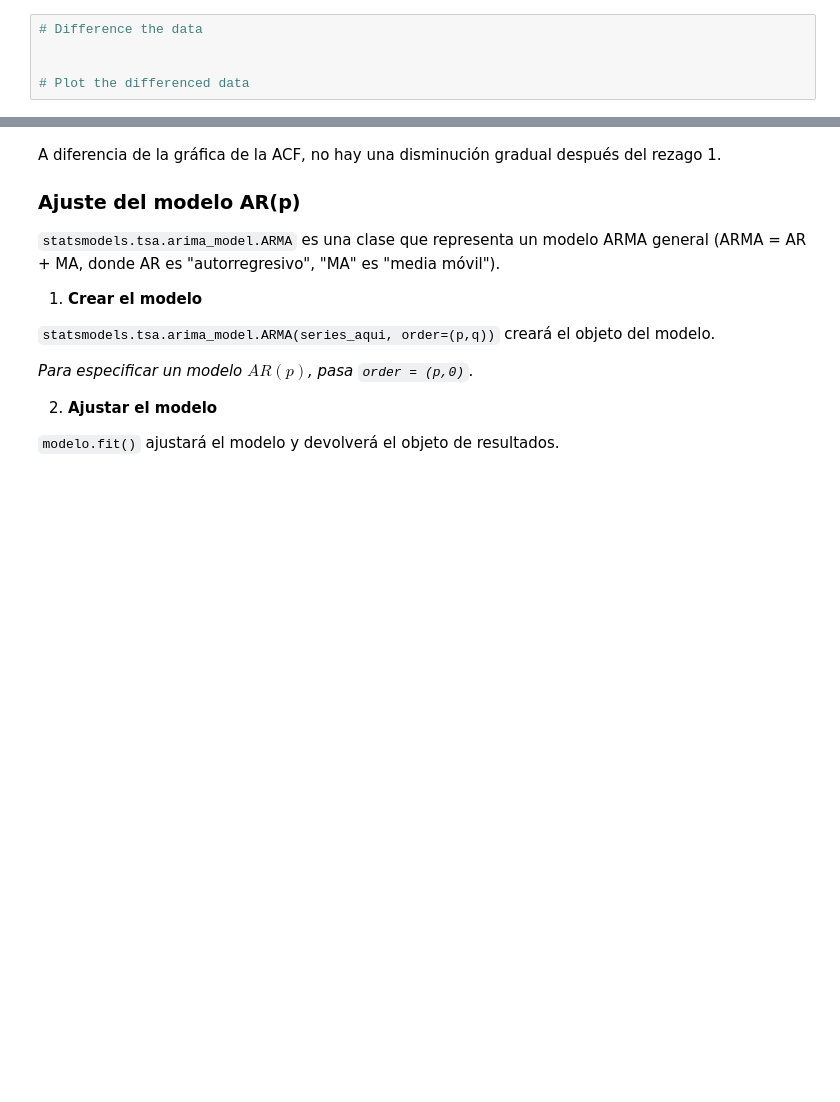
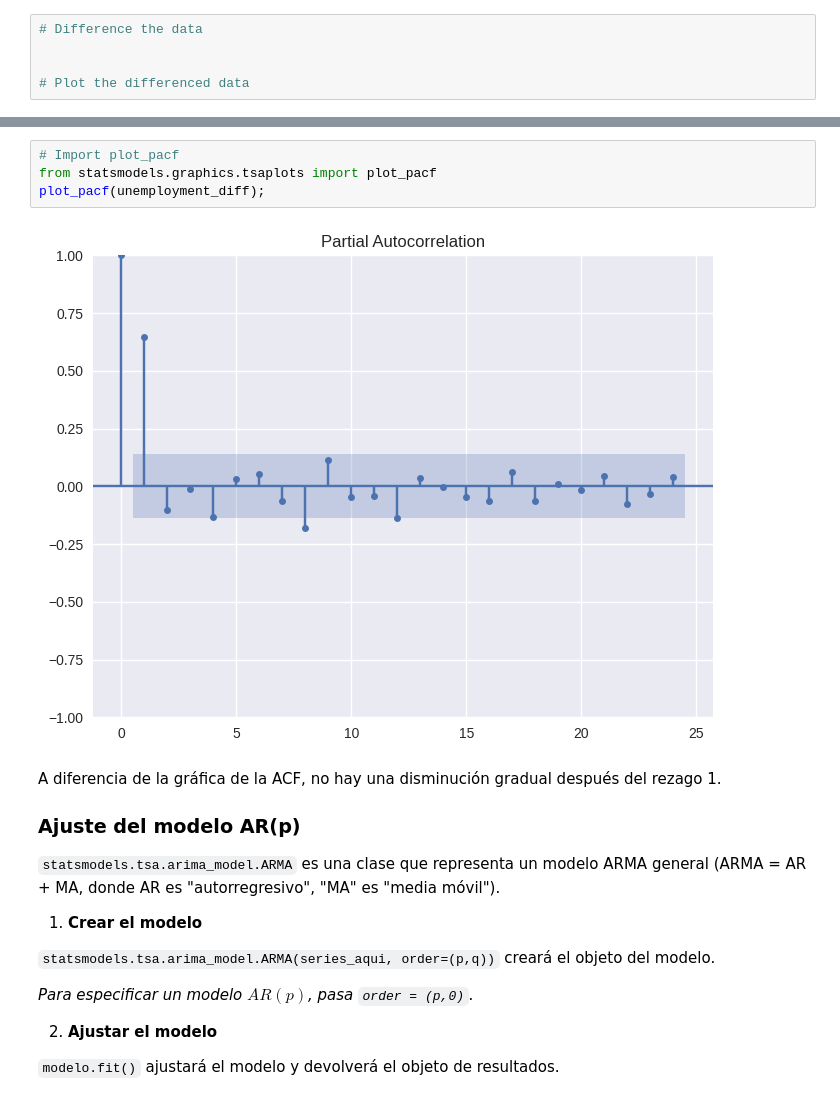
Before and after one commit to jazaineam1/Diplomado_ucentral_ME, a Jupyter notebook: Cuadernos/diplomado_series_tiempo.ipynb, the cells around one changed output, grey strips where cells are left out. Cells and saved outputs as stored; diff of their text form; blank space fills up the shorter version.

```diff
--- a/Cuadernos/diplomado_series_tiempo.ipynb
+++ b/Cuadernos/diplomado_series_tiempo.ipynb
@@ -944,3 +961,9 @@ Aquí tienes la PACF de un verdadero modelo $AR(2)$:
+# %%
+# Import plot_pacf
+from statsmodels.graphics.tsaplots import plot_pacf
+plot_pacf(unemployment_diff);
+# %% [output]
+[figure, added]
 # %% [markdown]
 A diferencia de la gráfica de la ACF, no hay una disminución gradual después del rezago 1.
 
```
Also changed, not shown: parts of 12 cells of this notebook.
